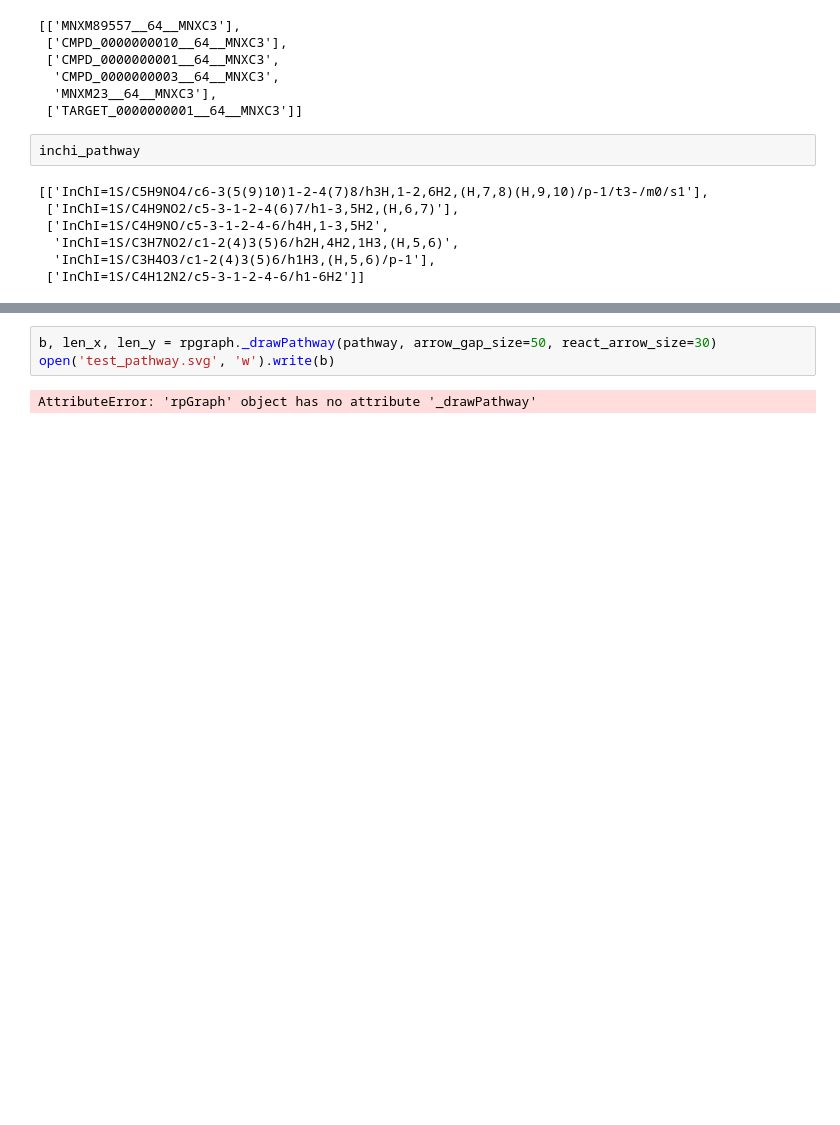
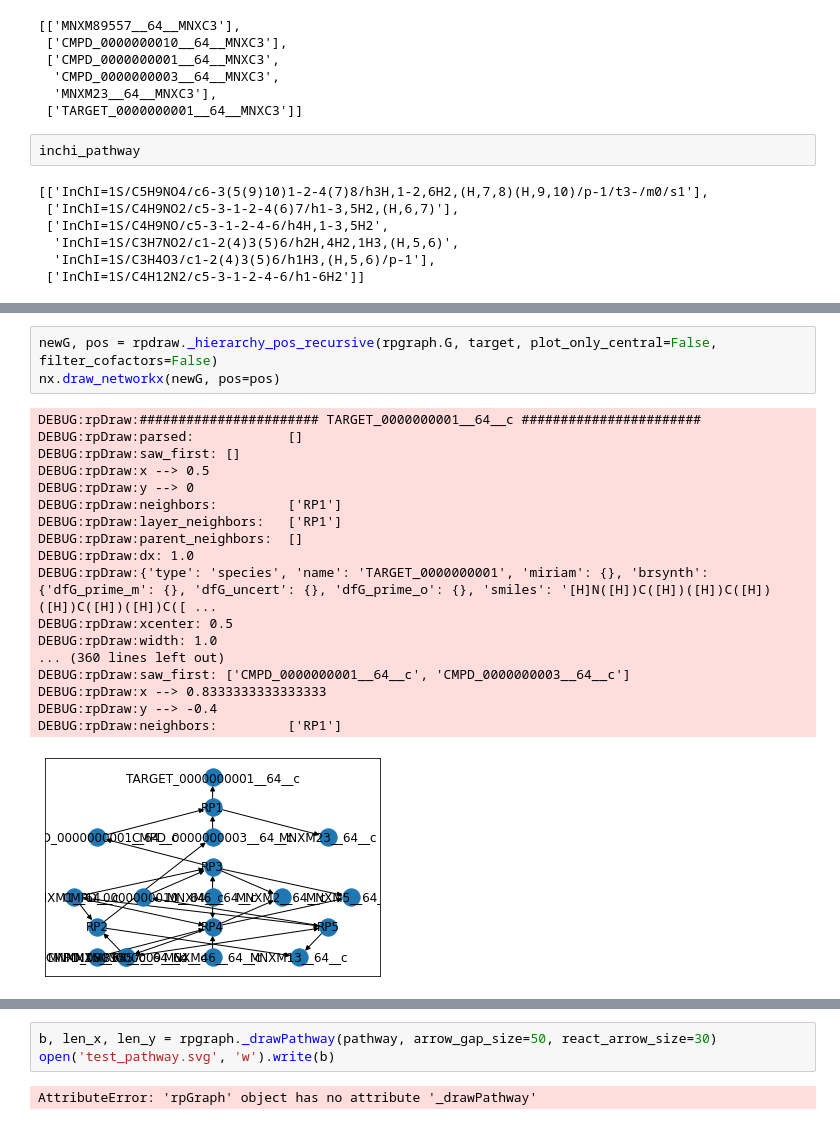
Before and after one commit to Melclic/metaxime, a Jupyter notebook: nx_draw.ipynb, the cells around one changed output, grey strips where cells are left out. Cells and saved outputs as stored; diff of their text form; blank space fills up the shorter version.

```diff
--- a/nx_draw.ipynb
+++ b/nx_draw.ipynb
@@ -101,0 +136,22 @@ nx.draw_networkx(newG, pos=pos)
+# %%
+newG, pos = rpdraw._hierarchy_pos_recursive(rpgraph.G, target, plot_only_central=False, filter_cofactors=False)
+nx.draw_networkx(newG, pos=pos)
+# %% [output]
+DEBUG:rpDraw:####################### TARGET_0000000001__64__c #######################
+DEBUG:rpDraw:parsed:            []
+DEBUG:rpDraw:saw_first: []
+DEBUG:rpDraw:x --> 0.5
+DEBUG:rpDraw:y --> 0
+DEBUG:rpDraw:neighbors:         ['RP1']
+DEBUG:rpDraw:layer_neighbors:   ['RP1']
+DEBUG:rpDraw:parent_neighbors:  []
+DEBUG:rpDraw:dx: 1.0
+DEBUG:rpDraw:{'type': 'species', 'name': 'TARGET_0000000001', 'miriam': {}, 'brsynth': {'dfG_prime_m': {}, 'dfG_uncert': {}, 'dfG_prime_o': {}, 'smiles': '[H]N([H])C([H])([H])C([H])([H])C([H])([H])C([ ...
+DEBUG:rpDraw:xcenter: 0.5
+DEBUG:rpDraw:width: 1.0
+... (360 lines left out)
+DEBUG:rpDraw:saw_first: ['CMPD_0000000001__64__c', 'CMPD_0000000003__64__c']
+DEBUG:rpDraw:x --> 0.8333333333333333
+DEBUG:rpDraw:y --> -0.4
+DEBUG:rpDraw:neighbors:         ['RP1']
+[figure, added]
```
Also changed, not shown: parts of 11 cells of this notebook, 2 other files.
